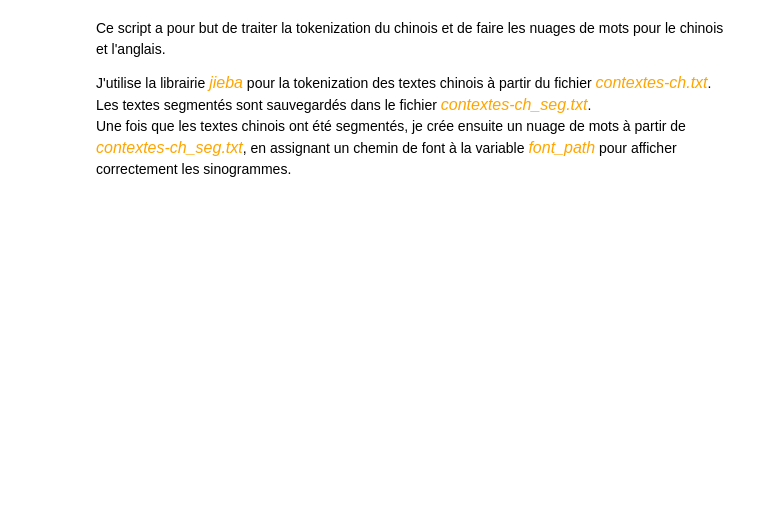
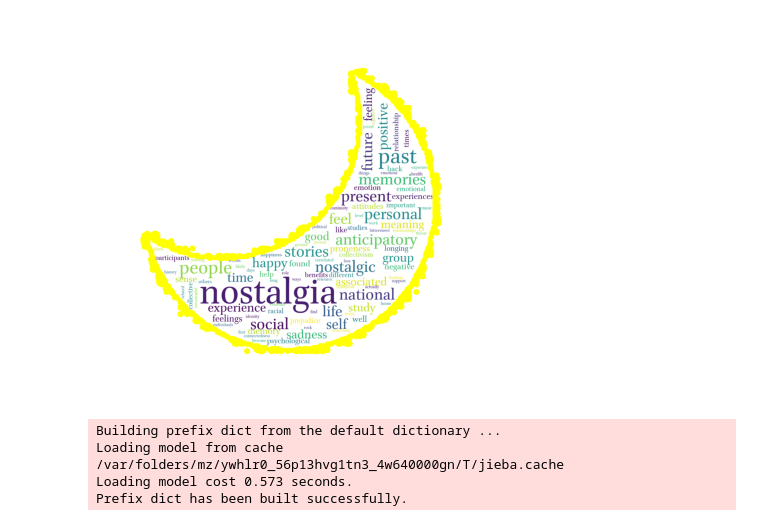
Before and after one commit to AnneSophie148/PROJET-PPE, a Jupyter notebook: programmes/seg-wc_CH_EN.ipynb, the cells around one changed output. Saved outputs shown, nothing was run; the diff lists cells and outputs as text; code cells hidden in the pictures; blank space fills up the shorter version.

```diff
--- a/programmes/seg-wc_CH_EN.ipynb
+++ b/programmes/seg-wc_CH_EN.ipynb
@@ -72,12 +51,33 @@ plt.show()
-# %% [markdown]
-Ce script a pour but de traiter la tokenization du chinois et de faire les nuages de mots pour le chinois et l'anglais.
-
-J'utilise la librairie <font face="Fira Code" color=orange size=3>*jieba*</font> pour la tokenization des textes chinois à partir du fichier <font face="Fira Code" size=3 color=orange>*contextes-ch.txt*</font>. Les textes segmentés sont sauvegardés dans le fichier <font face="Fira Code" size=3 color=orange>*contextes-ch_seg.txt*</font>.
-Une fois que les textes chinois ont été segmentés, je crée ensuite un nuage de mots à partir de <font face="Fira Code" size=3 color=orange>*contextes-ch_seg.txt*</font>, en assignant un chemin de font à la variable <font face="Fira Code" size=3 color=orange>*font_path*</font> pour afficher correctement les sinogrammes.
+# %%
+# création du wordcloud anglais avec le masque 'lune'
+masque = np.array(Image.open('../images/lune.jpeg'))
+wc_masque = WordCloud(
+    background_color='white',
+    scale=4,
+    font_path='/Library/Fonts/Brill-Roman.ttf',
+    mask=masque,
+    contour_color='yellow',
+    contour_width=36
+)
+wc_masque.generate_from_frequencies(dict_en)
+wc_masque.to_file('../images/image-en.png')
+
+
+plt.imshow(wc_masque)
+plt.axis("off")
+plt.show()
+# %% [output]
+[figure, added]
 # %%
-with open('./itrameur/contextes-ch.txt', 'r', encoding='UTF-8') as fR:
-    with open('./itrameur/contextes-ch_seg.txt', 'w', encoding='UTF-8') as fW:
-        line = fR.read()    # open & read input file
-        seg_list = jieba.cut(line, cut_all=False, HMM=True)   # tokenize
-        fW.write(' '.join(seg_list))    # output file
+# CHINOIS : Fichier dump à segmenter, pour faire deux nuages de mots chinois
+with open('../itrameur/contextes-ch.txt', 'r', encoding='UTF-8') as fR_wc:
+    with open('../itrameur/contextes-ch_seg.txt', 'w', encoding='UTF-8') as fW_wc:
+        line1 = fR_wc.read()    # open & read input file
+        seg_list1 = jieba.cut(line1, cut_all=False, HMM=True)   # tokenize
+        fW_wc.write(' '.join(seg_list1))    # output file
+# %% [output]
+Building prefix dict from the default dictionary ...
+Loading model from cache /var/folders/mz/ywhlr0_56p13hvg1tn3_4w640000gn/T/jieba.cache
+Loading model cost 0.573 seconds.
+Prefix dict has been built successfully.
 # %%
```
Also changed, not shown: parts of 7 cells of this notebook, 10 other files.
